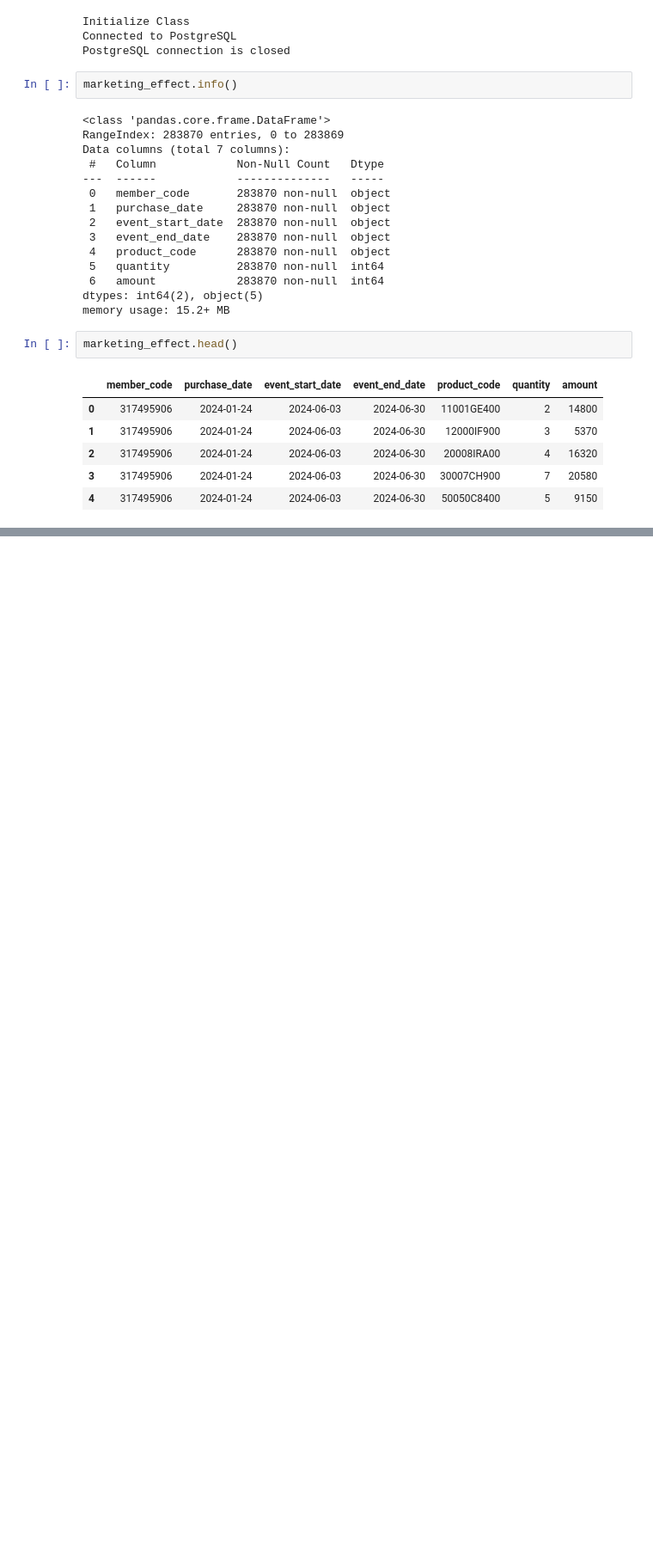
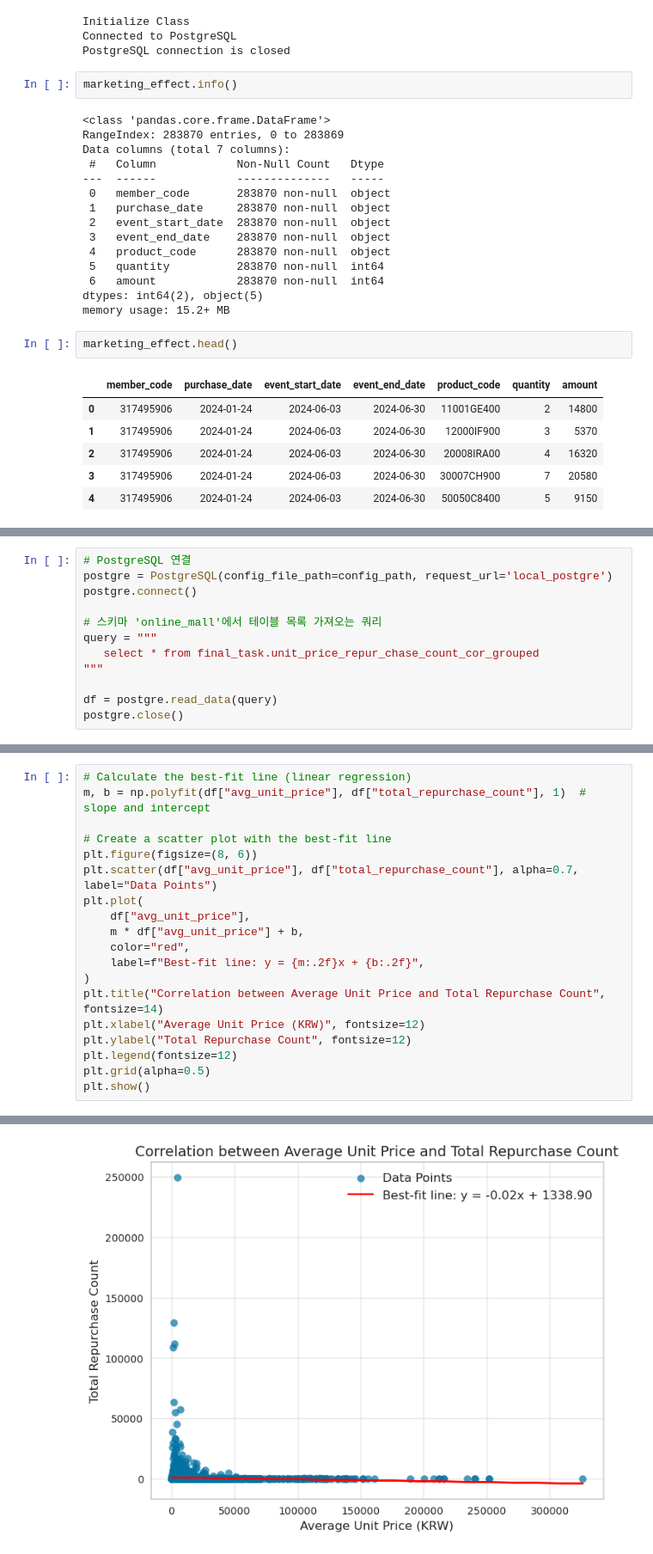
Before and after one commit to KIM-DKA/online_mall, a Jupyter notebook: notebooks/app_online_mall.ipynb, the cells around one changed output, grey strips where cells are left out. Shown at 86% size. Saved outputs shown, nothing was run; the diff lists cells and outputs as text; blank space fills up the shorter version.

Commit message:
Feat(#32) : Update Final Task

```diff
--- a/notebooks/app_online_mall.ipynb
+++ b/notebooks/app_online_mall.ipynb
@@ -907,0 +912,12 @@ marketing_effect.head()
+# %%
+# PostgreSQL 연결
+postgre = PostgreSQL(config_file_path=config_path, request_url='local_postgre')
+postgre.connect()
+
+# 스키마 'online_mall'에서 테이블 목록 가져오는 쿼리
+query = """
+   select * from final_task.unit_price_repur_chase_count_cor_grouped
+"""
+
+df = postgre.read_data(query)
+postgre.close()
@@ -907,0 +944,20 @@ marketing_effect.head()
+# %%
+# Calculate the best-fit line (linear regression)
+m, b = np.polyfit(df["avg_unit_price"], df["total_repurchase_count"], 1)  # slope and intercept
+
+# Create a scatter plot with the best-fit line
+plt.figure(figsize=(8, 6))
+plt.scatter(df["avg_unit_price"], df["total_repurchase_count"], alpha=0.7, label="Data Points")
+plt.plot(
+    df["avg_unit_price"],
+    m * df["avg_unit_price"] + b,
+    color="red",
+    label=f"Best-fit line: y = {m:.2f}x + {b:.2f}",
+)
+plt.title("Correlation between Average Unit Price and Total Repurchase Count", fontsize=14)
+plt.xlabel("Average Unit Price (KRW)", fontsize=12)
+plt.ylabel("Total Repurchase Count", fontsize=12)
+plt.legend(fontsize=12)
+plt.grid(alpha=0.5)
+plt.show()
+# %% [output]
@@ -907,0 +981 @@ marketing_effect.head()
+[figure, added]
```
Also changed, not shown: parts of 14 cells of this notebook, 22 other files.
